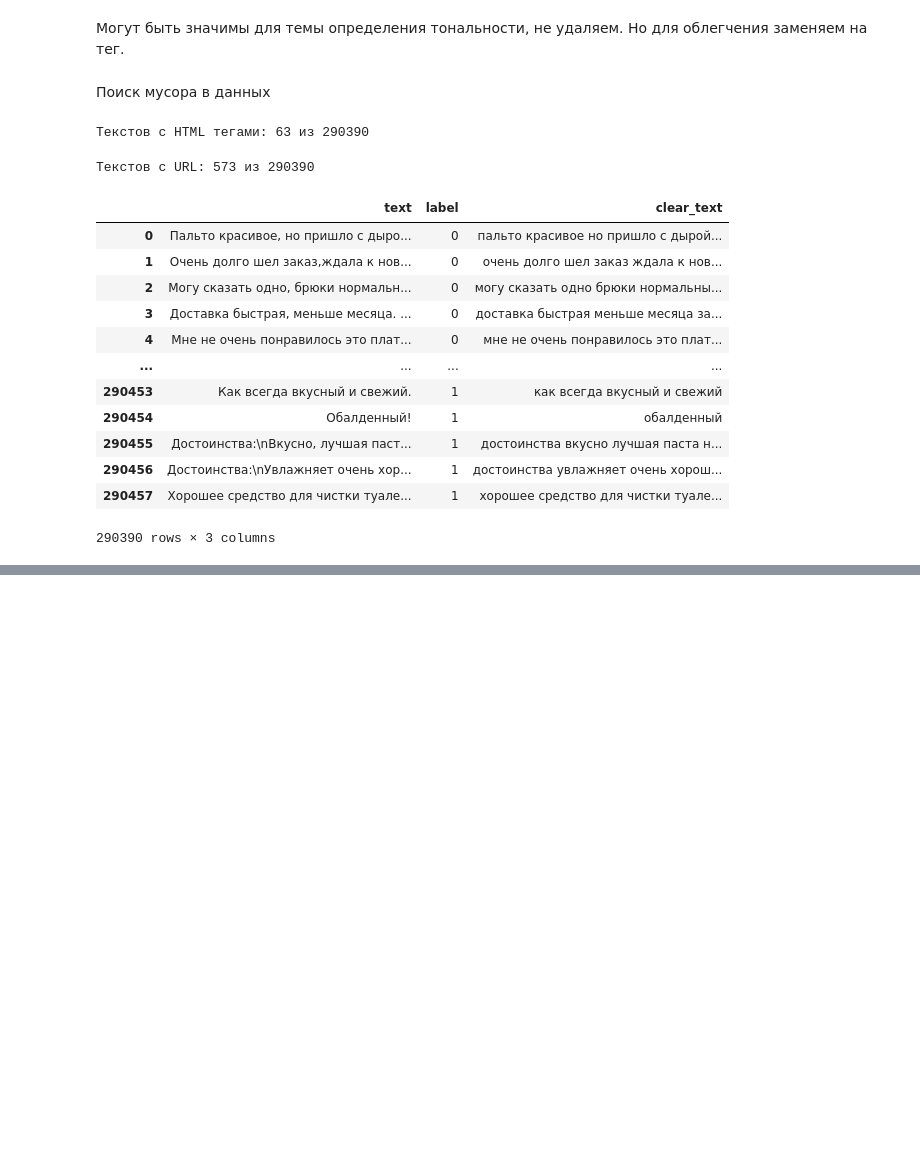
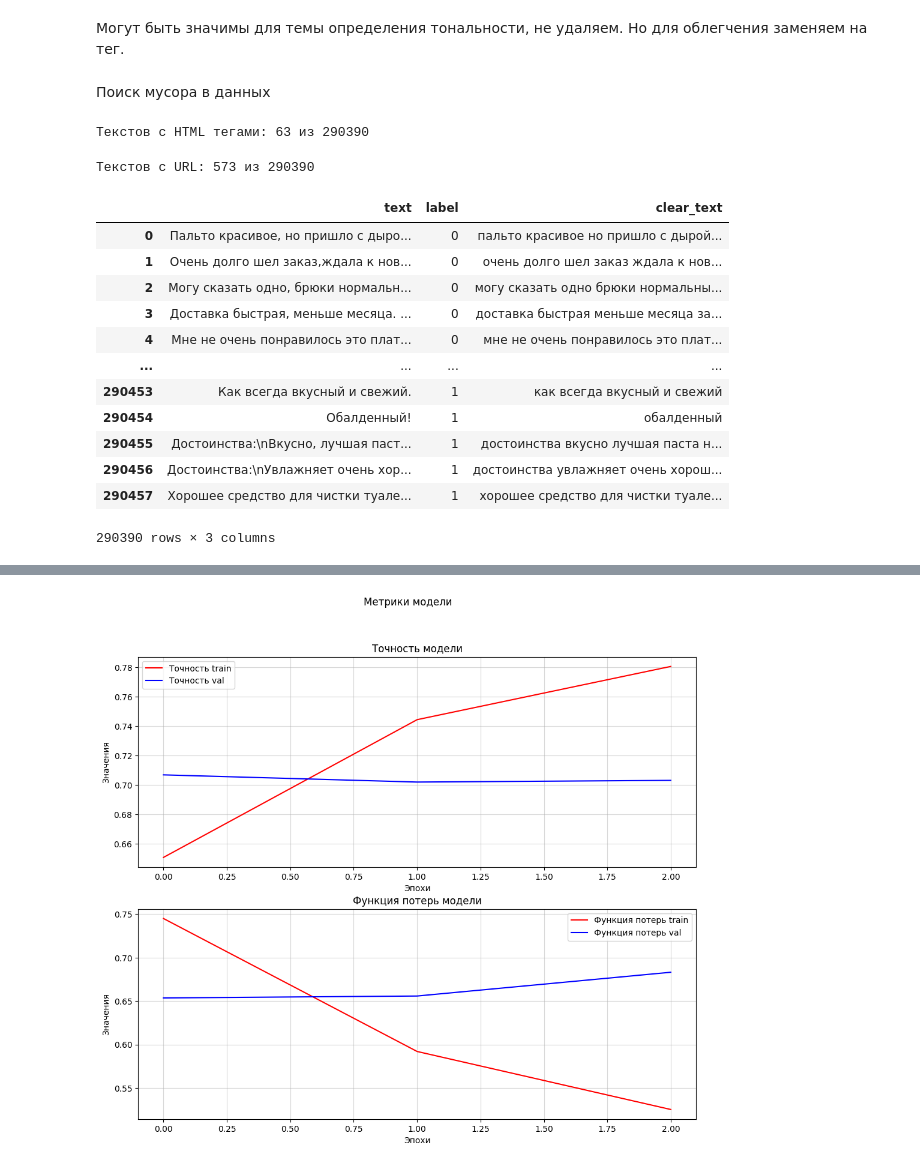
Before and after one commit to moon-may/Machine_Learning, a Jupyter notebook: main.ipynb, the cells around one changed output, grey strips where cells are left out. Saved outputs shown, nothing was run; the diff lists cells and outputs as text; code cells hidden in the pictures; blank space fills up the shorter version.

```diff
--- a/main.ipynb
+++ b/main.ipynb
@@ -345,0 +383,3 @@ print(f"Средняя длина текста: {total_words / len(df_clean):.1f
+# %%
+df_2 = df_clean_x[['clear_text', 'label']]
+df_small_x, _ = train_test_split(df_2, train_size=0.4, stratify=df_2['label'], random_state=42)
@@ -345,0 +421,3 @@ print(f"Средняя длина текста: {total_words / len(df_clean):.1f
+# %%
+df_small_x['text_lem'] = df_small_x['clear_text'].apply(lemma_text)
+df_small_x
@@ -347,0 +532,13 @@ print(f"Средняя длина текста: {total_words / len(df_clean):.1f
+# %%
+start = time.time()
+history1 = model1.fit(
+    X_train_sh, y_train_sh,
+    validation_data=(X_val_sh, y_val_sh),
+    epochs=10,
+    batch_size=64,
+    callbacks=callback,
+    verbose=1
+)
+end = time.time()
+time_learn = end - start
+print(f'Время обучения: {time_learn}')
@@ -347,0 +553,32 @@ print(f"Средняя длина текста: {total_words / len(df_clean):.1f
+# %%
+plt.figure(figsize=(12,10))
+# Общий заголовок
+plt.suptitle(f'Метрики модели')
+
+plt.subplot(2,1,1) # расположение: 2 строки, 1 столбец, 1 ячейка
+# Вывод линейных графиков для метрик
+plt.plot(history1.history['accuracy'], color='red', label='Точность train')
+plt.plot(history1.history['val_accuracy'], color='blue', label='Точность val')
+# Заголовок конкретного графика
+plt.title(f'Точность модели')
+# Подписи осей
+plt.xlabel('Эпохи')
+plt.ylabel('Значения')
+# Сетка (полупрозрачная)
+plt.grid(alpha=0.5)
+# Легенда
+plt.legend()
+
+# Аналогично для других метрик
+plt.subplot(2,1,2)
+plt.plot(history1.history['loss'], color='red', label='Функция потерь train')
+plt.plot(history1.history['val_loss'], color='blue', label='Функция потерь val')
+plt.title(f'Функция потерь модели')
+plt.xlabel('Эпохи')
+plt.ylabel('Значения')
+plt.grid(alpha=0.5)
+plt.legend()
+
+plt.show()
+# %% [output]
+[figure, added]
```
Also changed, not shown: parts of 59 cells of this notebook.
